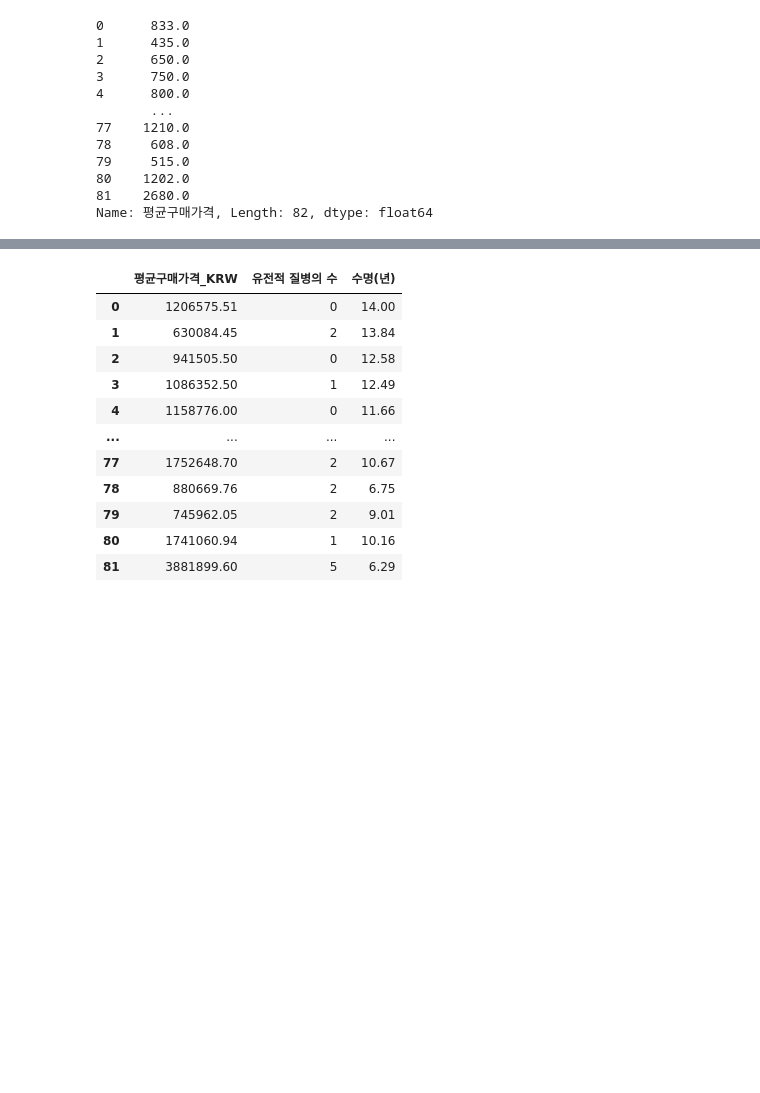
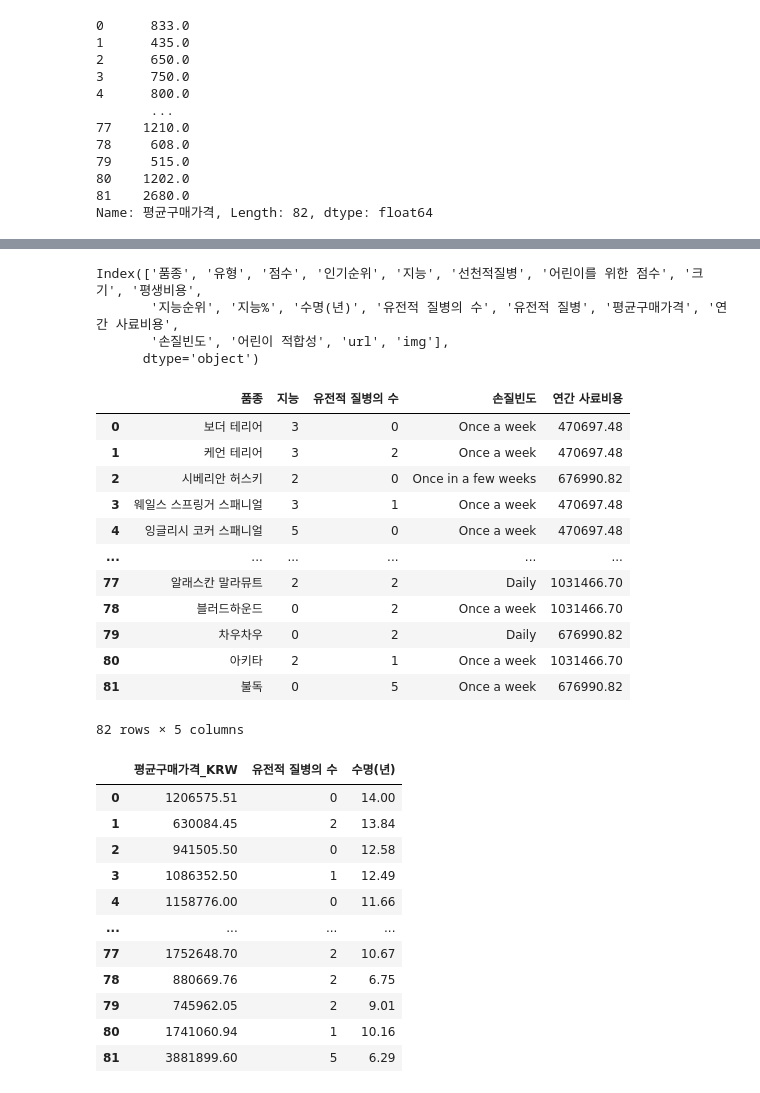
Before and after one commit to junnnnghee/dog-breed-app, a Jupyter notebook: test.ipynb, the cells around one changed output, grey strips where cells are left out. Cells and saved outputs as stored; diff of their text form; code cells hidden in the pictures; blank space fills up the shorter version.

```diff
--- a/test.ipynb
+++ b/test.ipynb
@@ -505,3 +505,5 @@ img           0
 dtype: int64
 # %%
 df['평균구매가격'] = df['평균구매가격'].replace('[\$,]', '', regex=True).astype(float)
+df['평생비용'] = df['평생비용'].replace('[\$,]', '', regex=True).astype(float)
+df['연간 사료비용'] = df['연간 사료비용'].replace('[\$,]', '', regex=True).astype(float)
@@ -535,4 +553,6 @@ df['평균구매가격']
 Name: 평균구매가격, Length: 82, dtype: float64
 # %%
 # '평균구매가격' 컬럼 변환 (달러 → 원화)
-df['평균구매가격_KRW'] = df['평균구매가격'] * rate
+df['평균구매가격'] = df['평균구매가격'] * rate
+df['연간 사료비용']= df['연간 사료비용'] * rate
+df['평생비용']= df['평생비용'] * rate
@@ -541,2 +558,0 @@ df['연간 사료비용'] = df['연간 사료비용'].replace('[\$,]', '', regex
-# %%
-df['연간 사료비용_KRW']= df['연간 사료비용'] * rate
@@ -563,3 +567,26 @@ y = df[ ['평균구매가격_KRW', '유전적 질병의 수', '수명(년)'] ]
+# %%
+df.columns
+# %% [output]
+Index(['품종', '유형', '점수', '인기순위', '지능', '선천적질병', '어린이를 위한 점수', '크기', '평생비용',
+       '지능순위', '지능%', '수명(년)', '유전적 질병의 수', '유전적 질병', '평균구매가격', '연간 사료비용',
+       '손질빈도', '어린이 적합성', 'url', 'img'],
+      dtype='object')
+# %%
+X = df[['품종', '지능', '유전적 질병의 수', '손질빈도', '연간 사료비용']]
+# %% [output]
+|  | 품종 | 지능 | 유전적 질병의 수 | 손질빈도 | 연간 사료비용 |
+| 0 | 보더 테리어 | 3 | 0 | Once a week | 470697.48 |
+| 1 | 케언 테리어 | 3 | 2 | Once a week | 470697.48 |
+| 2 | 시베리안 허스키 | 2 | 0 | Once in a few weeks | 676990.82 |
+| 3 | 웨일스 스프링거 스패니얼 | 3 | 1 | Once a week | 470697.48 |
+| 4 | 잉글리시 코커 스패니얼 | 5 | 0 | Once a week | 470697.48 |
+| ... | ... | ... | ... | ... | ... |
+| 77 | 알래스칸 말라뮤트 | 2 | 2 | Daily | 1031466.70 |
+| 78 | 블러드하운드 | 0 | 2 | Once a week | 1031466.70 |
+| 79 | 차우차우 | 0 | 2 | Daily | 676990.82 |
+| 80 | 아키타 | 2 | 1 | Once a week | 1031466.70 |
+| 81 | 불독 | 0 | 5 | Once a week | 676990.82 |
+82 rows × 5 columns
 # %%
 y
 # %% [output]
```
Also changed, not shown: parts of 8 cells of this notebook, 1 other file.
